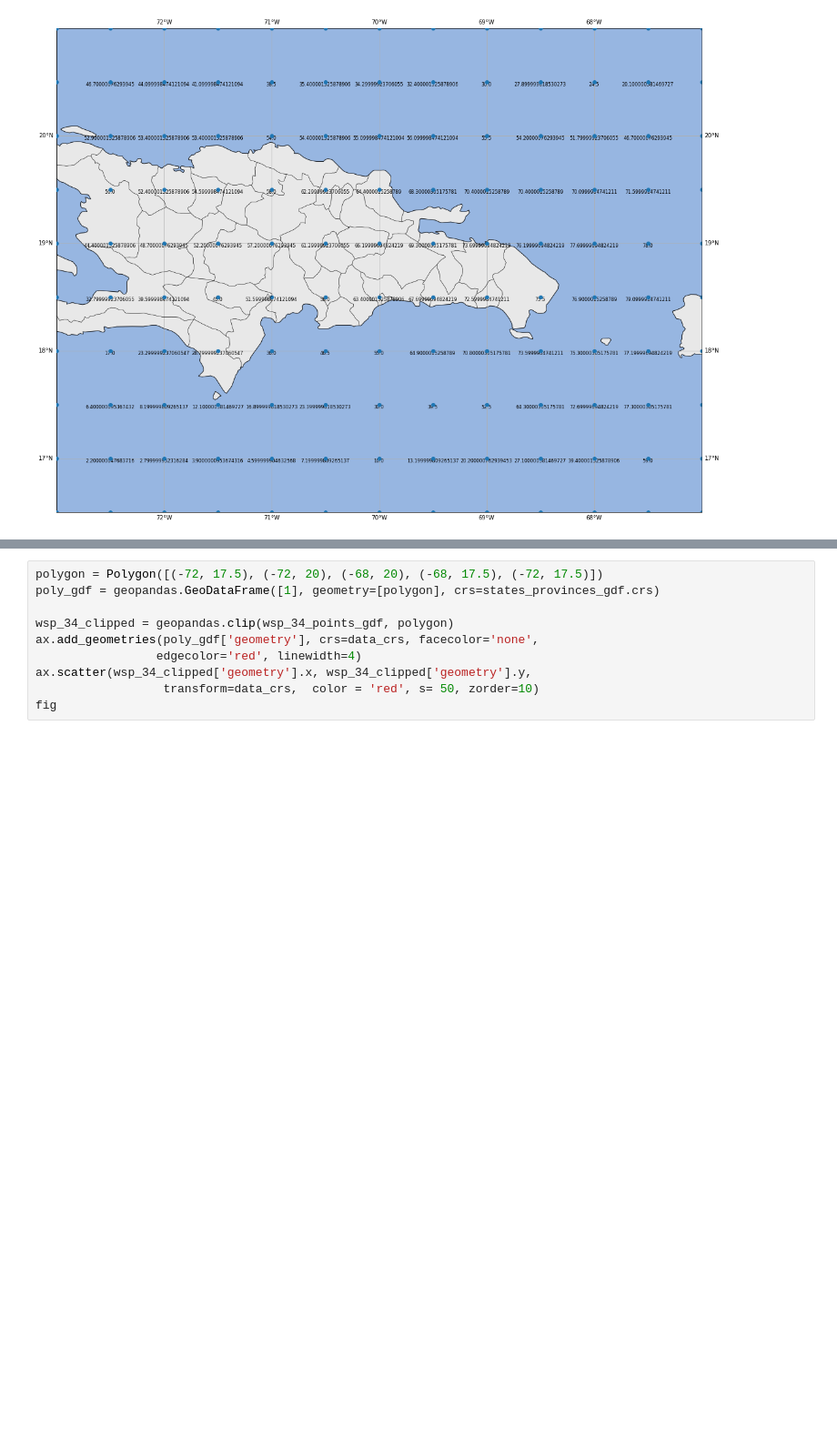
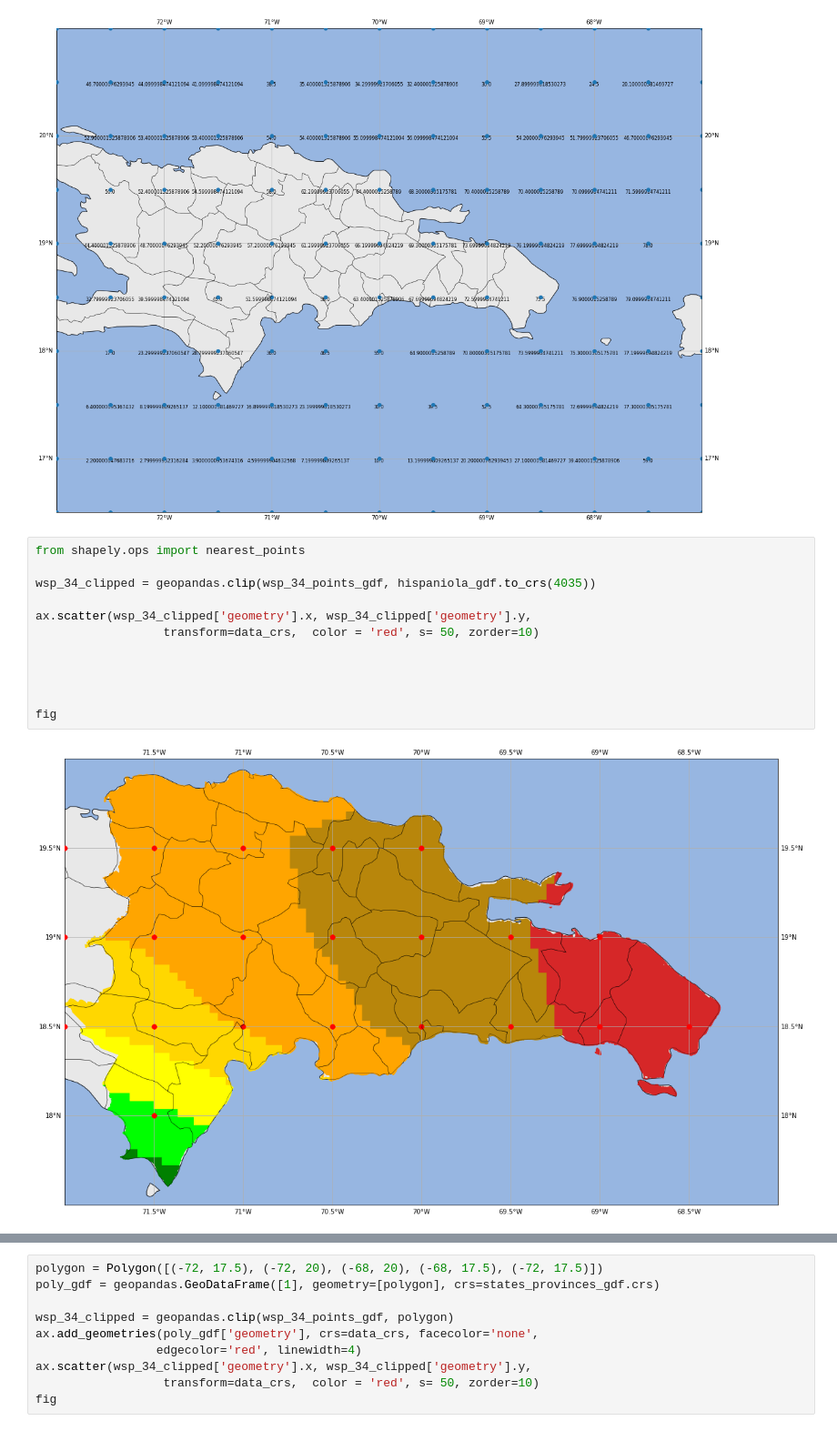
Before and after one commit to jmedinah09/UnidataProjects, a Jupyter notebook: tropical_cyclone_plot_project/Tropical_Cyclone_Plot_Project.ipynb, the cells around one changed output, grey strips where cells are left out. Shown at 91% size. Drawn from its saved outputs; the diff is of its cells as text; blank space fills up the shorter version.

```diff
--- a/tropical_cyclone_plot_project/Tropical_Cyclone_Plot_Project.ipynb
+++ b/tropical_cyclone_plot_project/Tropical_Cyclone_Plot_Project.ipynb
@@ -562,3 +581,17 @@ wsp_34_points_gdf.apply(lambda x: ax.annotate(text=x.PWIND120, xy=(x.geometry.x,
 5012    Annotation(-63.5, 20.5, '0.10000000149011612')
 Length: 5013, dtype: object
 [figure]
+# %%
+from shapely.ops import nearest_points
+
+wsp_34_clipped = geopandas.clip(wsp_34_points_gdf, hispaniola_gdf.to_crs(4035))
+
+ax.scatter(wsp_34_clipped['geometry'].x, wsp_34_clipped['geometry'].y,
+                  transform=data_crs,  color = 'red', s= 50, zorder=10)
+
+
+
+
+fig
+# %% [output]
+[figure, added]
```
Also changed, not shown: parts of 11 cells of this notebook, 21 other files.
